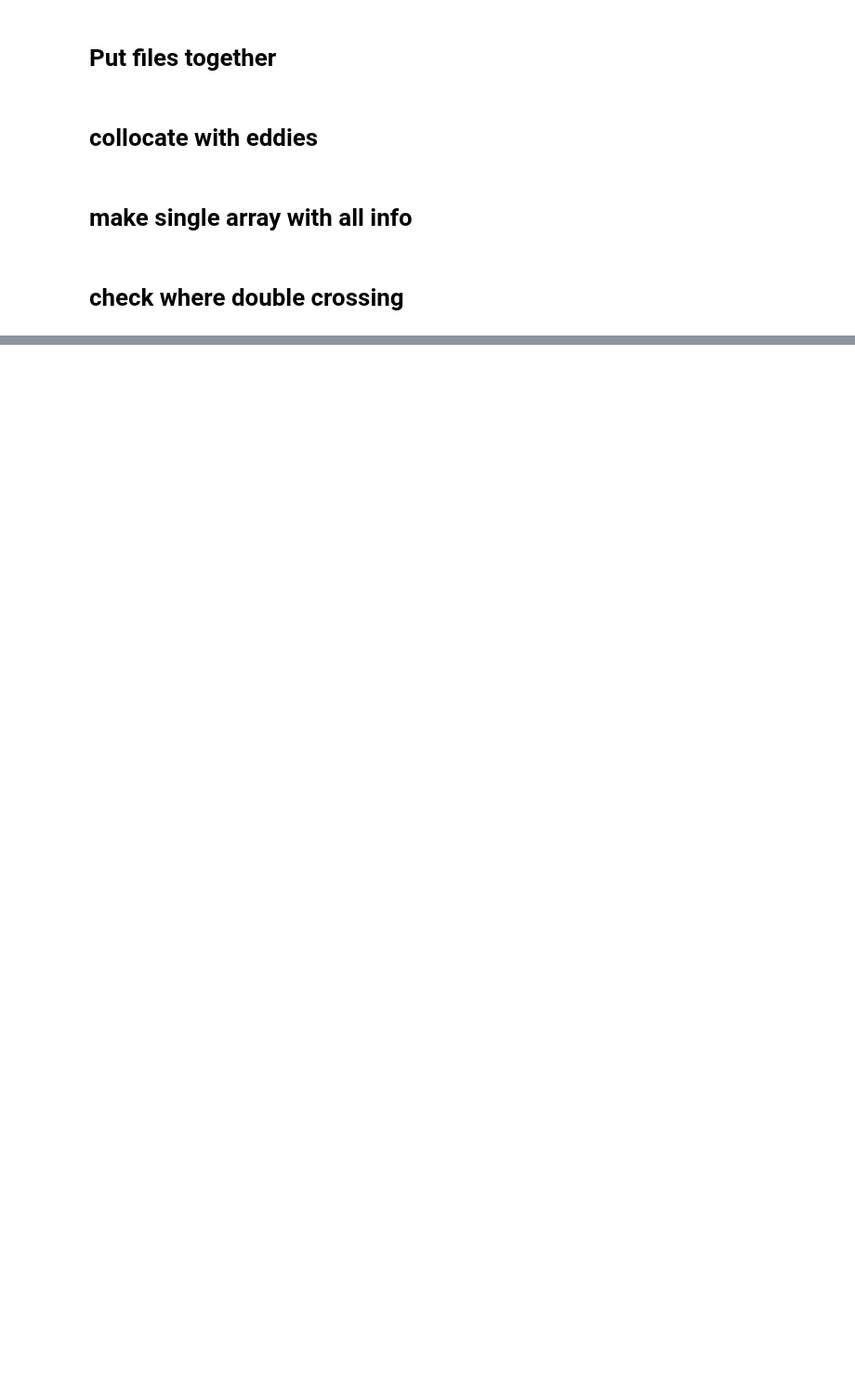
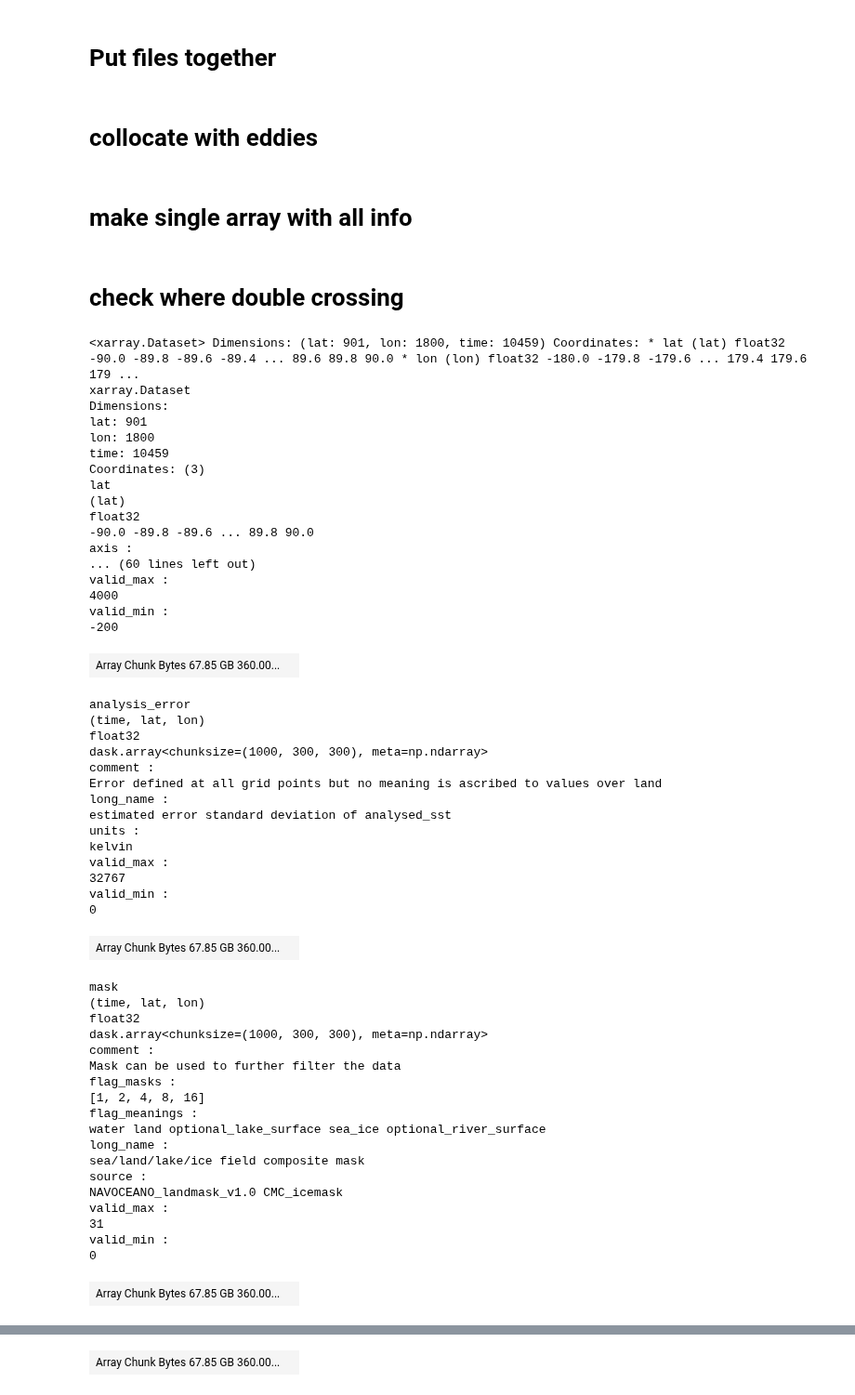
Before and after one commit to cgentemann/Biophysical, a Jupyter notebook: match cpr and eddy info and output file_updatexarray.ipynb, the cells around one changed output, grey strips where cells are left out. Shown at 93% size. Cells and saved outputs as stored; diff of their text form; code cells hidden in the pictures; blank space fills up the shorter version.

```diff
--- a/match cpr and eddy info and output file_updatexarray.ipynb
+++ b/match cpr and eddy info and output file_updatexarray.ipynb
@@ -852,3 +852,60 @@ plt.show()
 ds_eddy.cpr_sample_ETOPO_depth.values[0:10]
 # %%
 ds_eddy.cpr_sample_id[0:1000]
+# %%
+    dir_pattern_zarr = 'F:/data/sat_data/sst/cmc/zarr/'
+    ds_sst= xr.open_zarr(dir_pattern_zarr)
+    ds_sst
+# %% [output]
+<xarray.Dataset> Dimensions: (lat: 901, lon: 1800, time: 10459) Coordinates: * lat (lat) float32 -90.0 -89.8 -89.6 -89.4 ... 89.6 89.8 90.0 * lon (lon) float32 -180.0 -179.8 -179.6 ... 179.4 179.6 179 ...
+xarray.Dataset
+Dimensions:
+lat: 901
+lon: 1800
+time: 10459
+Coordinates: (3)
+lat
+(lat)
+float32
+-90.0 -89.8 -89.6 ... 89.8 90.0
+axis :
+... (60 lines left out)
+valid_max :
+4000
+valid_min :
+-200
+| Array Chunk Bytes 67.85 GB 360.00... |  |
+analysis_error
+(time, lat, lon)
+float32
+dask.array<chunksize=(1000, 300, 300), meta=np.ndarray>
+comment :
+Error defined at all grid points but no meaning is ascribed to values over land
+long_name :
+estimated error standard deviation of analysed_sst
+units :
+kelvin
+valid_max :
+32767
+valid_min :
+0
+| Array Chunk Bytes 67.85 GB 360.00... |  |
+mask
+(time, lat, lon)
+float32
+dask.array<chunksize=(1000, 300, 300), meta=np.ndarray>
+comment :
+Mask can be used to further filter the data
+flag_masks :
+[1, 2, 4, 8, 16]
+flag_meanings :
+water land optional_lake_surface sea_ice optional_river_surface
+long_name :
+sea/land/lake/ice field composite mask
+source :
+NAVOCEANO_landmask_v1.0 CMC_icemask
+valid_max :
+31
+valid_min :
+0
+| Array Chunk Bytes 67.85 GB 360.00... |  |
@@ -854,0 +930 @@ ds_eddy.cpr_sample_id[0:1000]
+| Array Chunk Bytes 67.85 GB 360.00... |  |
```
Also changed, not shown: parts of 1 cell of this notebook, 1 other file.
